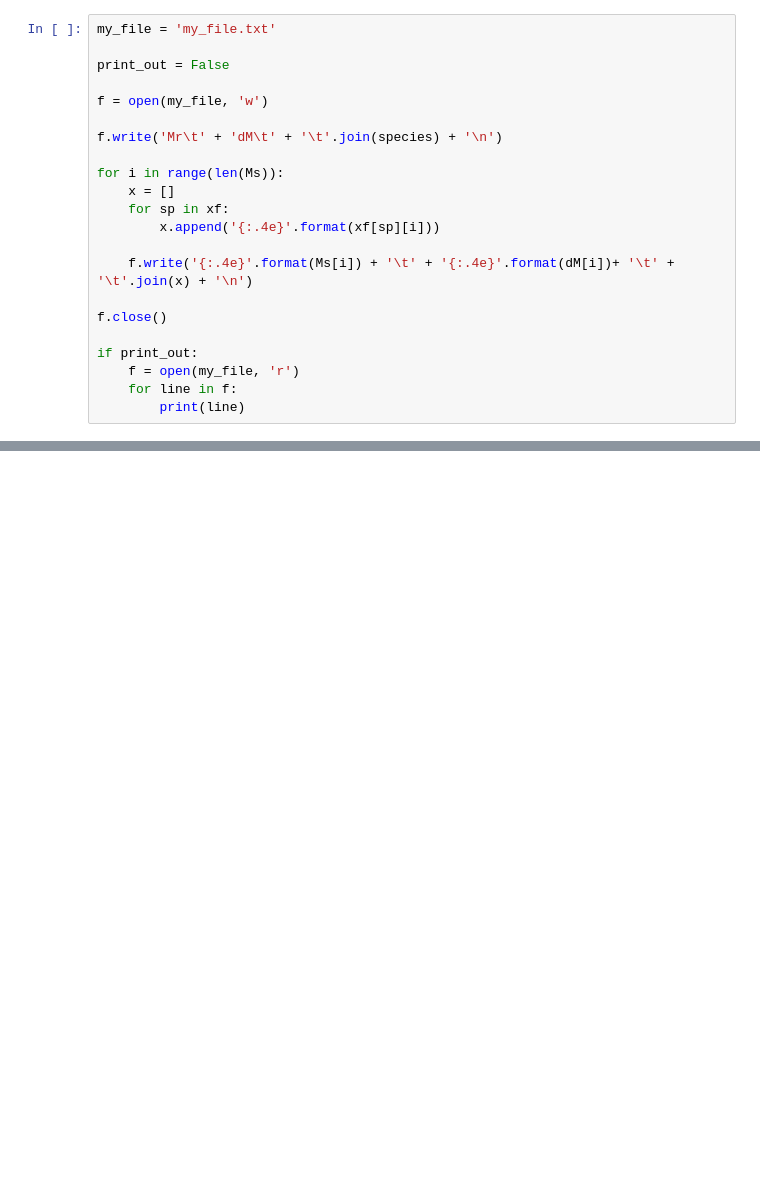
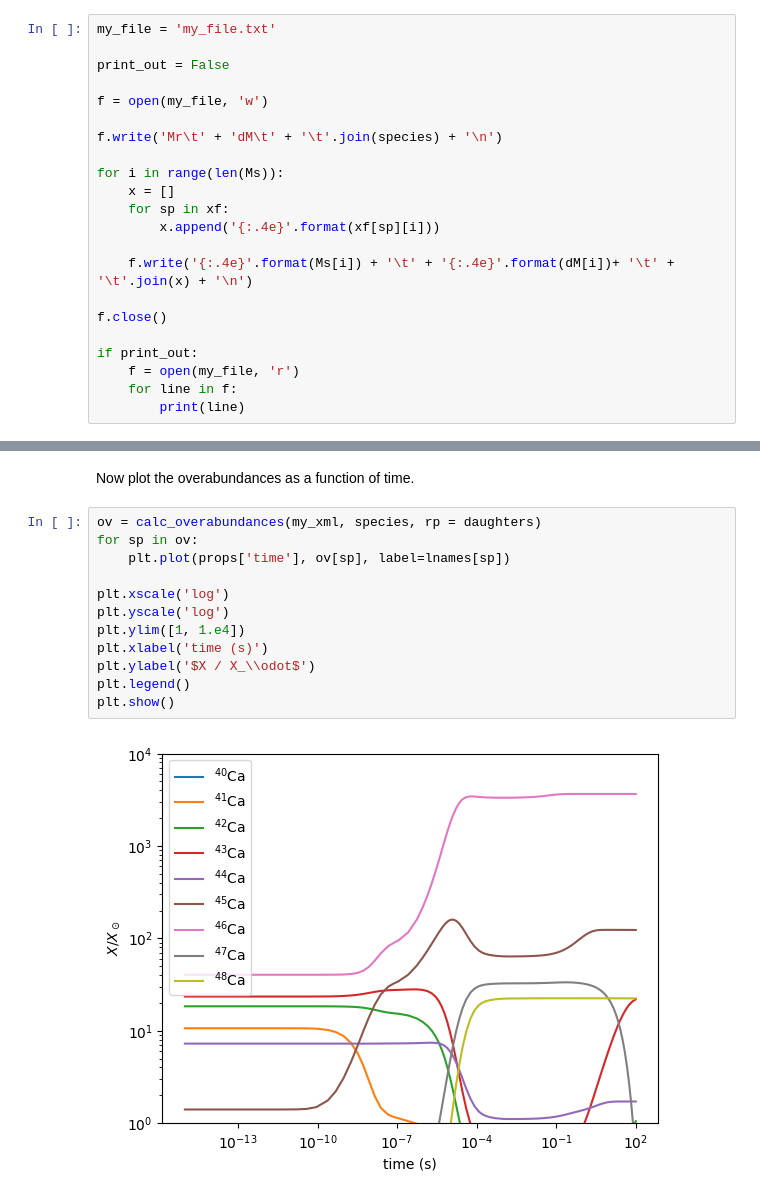
Before and after one commit to mbradle/NRLEE-Nucleosynthesis, a Jupyter notebook: nrlee.ipynb, the cells around one changed output, grey strips where cells are left out. Drawn from its saved outputs; the diff is of its cells as text; blank space fills up the shorter version.

```diff
--- a/nrlee.ipynb
+++ b/nrlee.ipynb
@@ -336,0 +392,16 @@ if print_out:
+# %% [markdown]
+Now plot the overabundances as a function of time.
+# %%
+ov = calc_overabundances(my_xml, species, rp = daughters)
+for sp in ov:
+    plt.plot(props['time'], ov[sp], label=lnames[sp])
+
+plt.xscale('log')
+plt.yscale('log')
+plt.ylim([1, 1.e4])
+plt.xlabel('time (s)')
+plt.ylabel('$X / X_\\odot$')
+plt.legend()
+plt.show()
+# %% [output]
+[figure, added]
```
Also changed, not shown: parts of 21 cells of this notebook.
